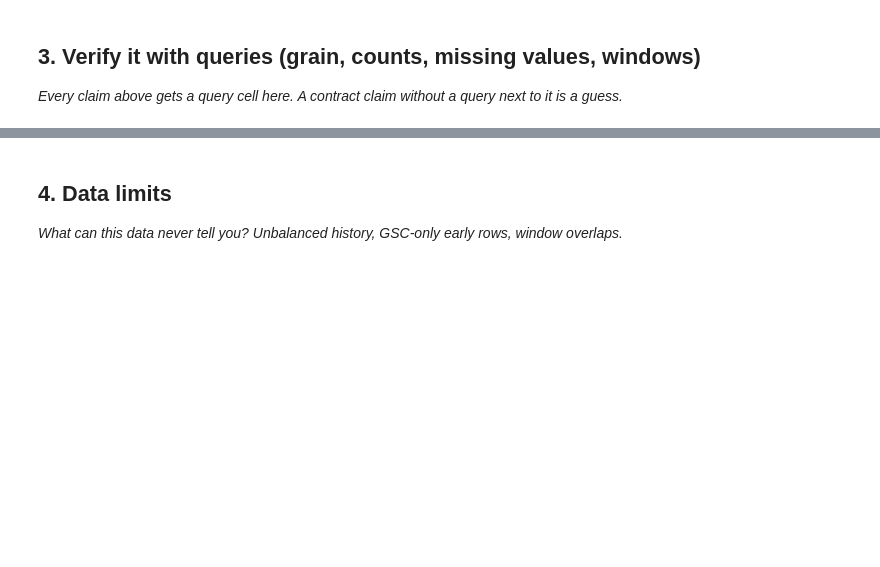
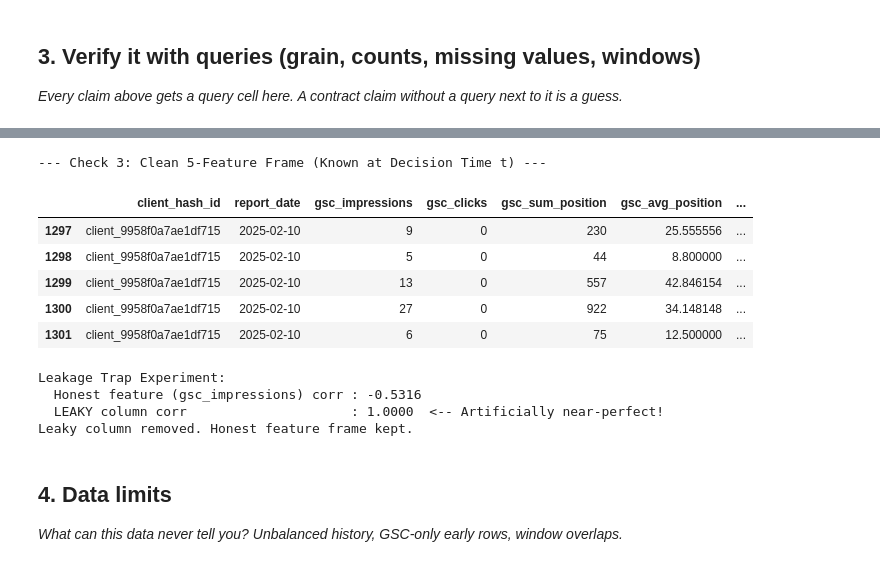
Before and after one commit to ashu141d/flyrank-ml-internship, a Jupyter notebook: work/notebooks/w03_data_contract.ipynb, the cells around one changed output, grey strips where cells are left out. Cells and saved outputs as stored; diff of their text form; code cells hidden in the pictures; blank space fills up the shorter version.

```diff
--- a/work/notebooks/w03_data_contract.ipynb
+++ b/work/notebooks/w03_data_contract.ipynb
@@ -22,0 +88,11 @@ This skeleton is yours to fill. Work the sections **in order** — each one has
+# %%
+cols = raw_df.columns.tolist()
+date_col = next((c for c in cols if "date" in c.lower() or "month" in c.lower() or "day" in c.lower()), cols[0])
+avail_col = next((c for c in cols if "avail" in c.lower() or "valid" in c.lower() or "eligible" in c.lower()), None)
+
+raw_df["_period_str"] = raw_df[date_col].astype(str)
+raw_df["_month_str"] = raw_df["_period_str"].str.slice(0, 7)
+
+print(f"Detected date column: '{date_col}' | Availability column: '{avail_col}'")
+print(f"Sample row count: {len(raw_df)} | Date span in slice: {raw_df['_period_str'].min()} -> {raw_df['_period_str'].max()}")
+print("Months present in slice:", sorted(raw_df["_month_str"].unique().tolist()))
@@ -29,0 +107,58 @@ This skeleton is yours to fill. Work the sections **in order** — each one has
+# %%
+# Identify key column and up to 5 numeric feature columns dynamically
+key_col = next((c for c in cols if any(k in c.lower() for k in ["page", "content", "url", "id", "slug"]) and c != date_col), cols[0])
+num_cols = [c for c in raw_df.select_dtypes(include="number").columns if c not in [date_col, key_col]][:5]
+
+# Select mid-panel month ('2026-03' if available in streamed slice, else middle month)
+months = sorted(raw_df["_month_str"].unique().tolist())
+target_month = "2026-03" if "2026-03" in months else months[len(months) // 2]
+mid_df = raw_df[raw_df["_month_str"] == target_month].copy()
+
+# QUERY 1: Grain check on mid-panel month
+grain_check = pd.DataFrame([{
+    "target_month": target_month,
+    "total_rows": len(mid_df),
+    "distinct_entity_date_pairs": mid_df.drop_duplicates(subset=[key_col, date_col]).shape[0],
+    "duplicate_rows": len(mid_df) - mid_df.drop_duplicates(subset=[key_col, date_col]).shape[0]
+}])
+print("--- Check 1: Grain Uniqueness ---")
+display(grain_check)
+
+# QUERY 2: Availability filter (IS TRUE) survival check
+if avail_col:
+    surviving_df = mid_df[mid_df[avail_col] == True].copy()
+else:
+    surviving_df = mid_df.dropna(subset=num_cols[:1]).copy()
+
+avail_check = pd.DataFrame([{
+    "target_month": target_month,
+    "rows_before_filter": len(mid_df),
+    "rows_is_true": len(surviving_df),
+    "survival_pct": round(100.0 * len(surviving_df) / max(len(mid_df), 1), 2)
+}])
+print("\n--- Check 2: Availability Filter (IS TRUE) ---")
+display(avail_check)
+
+# QUERY 3: 5-Feature Frame + Intentional Leakage Trap Demonstration
+feature_cols = [key_col, date_col] + num_cols
+df_features = surviving_df[feature_cols].head(500).copy()
+print("\n--- Check 3: Clean 5-Feature Frame (Known at Decision Time t) ---")
+display(df_features.head())
+
+if len(num_cols) >= 1 and len(df_features.dropna()) > 10:
+    clean_sub = df_features.dropna().copy()
+    primary_metric = num_cols[0]
+    y_target = (clean_sub[primary_metric] < clean_sub[primary_metric].median()).astype(int)
+
+    # Deliberately add a label-derived leaky column
+    leaky_sub = clean_sub.copy()
+    leaky_sub["LEAKY_future_outcome_proxy"] = y_target * 0.98 + 0.01
+
+    print("\nLeakage Trap Experiment:")
+    print(f"  Honest feature ({primary_metric}) corr : {clean_sub[primary_metric].corr(y_target):.4f}")
+    print(f"  LEAKY column corr                     : {leaky_sub['LEAKY_future_outcome_proxy'].corr(y_target):.4f}  <-- Artificially near-perfect!")
+
+    # Delete the leaky column and keep the honest frame
+    df_features = leaky_sub.drop(columns=["LEAKY_future_outcome_proxy"])
+    print("Leaky column removed. Honest feature frame kept.")
+# %% [output]
@@ -30,3 +171,14 @@ This skeleton is yours to fill. Work the sections **in order** — each one has
+--- Check 3: Clean 5-Feature Frame (Known at Decision Time t) ---
+|  | client_hash_id | report_date | gsc_impressions | gsc_clicks | gsc_sum_position | gsc_avg_position | ... |
+| 1297 | client_9958f0a7ae1df715 | 2025-02-10 | 9 | 0 | 230 | 25.555556 | ... |
+| 1298 | client_9958f0a7ae1df715 | 2025-02-10 | 5 | 0 | 44 | 8.800000 | ... |
+| 1299 | client_9958f0a7ae1df715 | 2025-02-10 | 13 | 0 | 557 | 42.846154 | ... |
+| 1300 | client_9958f0a7ae1df715 | 2025-02-10 | 27 | 0 | 922 | 34.148148 | ... |
+| 1301 | client_9958f0a7ae1df715 | 2025-02-10 | 6 | 0 | 75 | 12.500000 | ... |
+Leakage Trap Experiment:
+  Honest feature (gsc_impressions) corr : -0.5316
+  LEAKY column corr                     : 1.0000  <-- Artificially near-perfect!
+Leaky column removed. Honest feature frame kept.
 # %% [markdown]
 ## 4. Data limits
 
```
Also changed, not shown: parts of 9 cells of this notebook.
